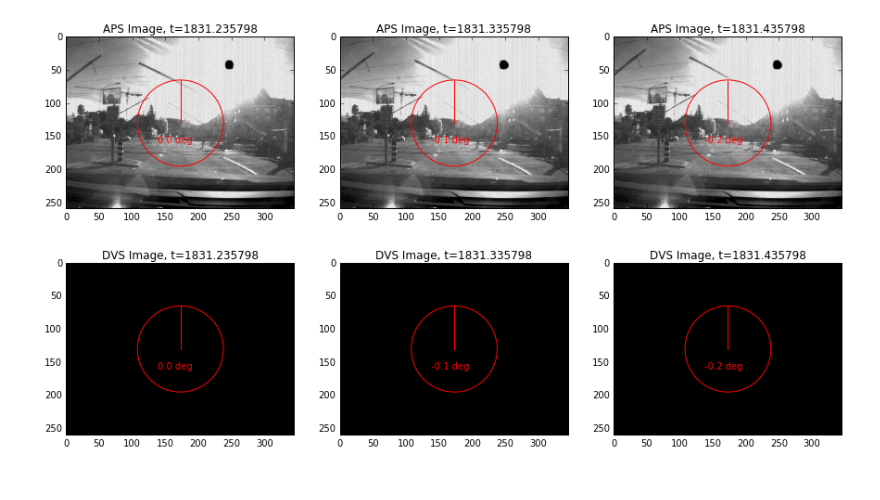
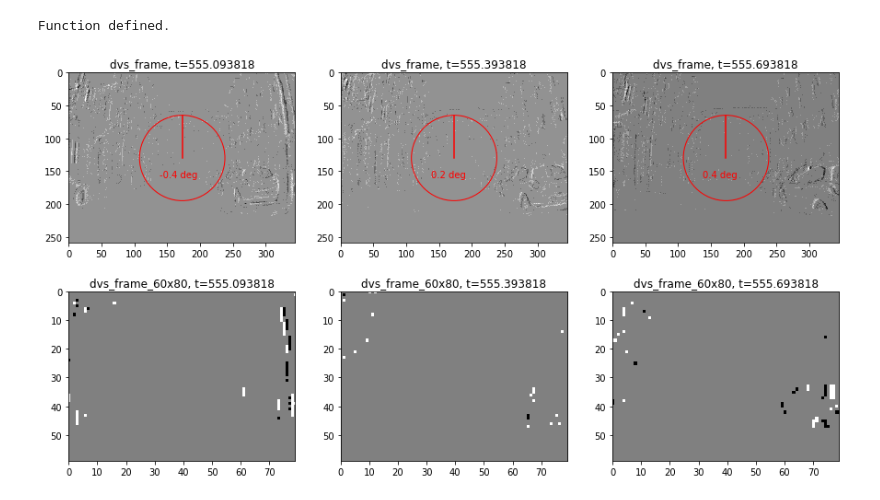
Before and after one commit to SensorsINI/ddd20-utils, a Jupyter notebook: Data Visualization.ipynb, the cells around one changed output. Saved outputs shown, nothing was run; the diff lists cells and outputs as text; code cells hidden in the pictures.

```diff
--- a/Data Visualization.ipynb
+++ b/Data Visualization.ipynb
@@ -36,29 +36,42 @@ Dataset contains:
+# %%
+def plot_steering_angle(angle):
+    a_rad = angle / 180. * np.pi + np.pi / 2
+    c, r = (173, 130), 65 #center, radius
+    t = (c[0] + int(np.cos(a_rad) * r), c[1] - int(np.sin(a_rad) * r))
+    plt.plot((c[0], t[0]), (c[1], t[1]), 'r')
+    plt.gca().add_artist(plt.Circle(c, r, edgecolor='r', facecolor='none'))
+    plt.text(c[0]-35, c[1]+30, '{:0.1f} deg'.format(angle), color='r')
+print('Function defined.')
+# %% [output]
+Function defined.
 # %%
 view_idx = 10
 num_frames = 3
+spacing = 30
 
-def plot_steering_angle(angle):
-    a_rad = angle / 180. * np.pi + np.pi / 2
-    c, r = (173, 130), 65 #center, radius
-    t = (c[0] + int(np.cos(a_rad) * r), c[1] - int(np.sin(a_rad) * r))
-    plt.plot((c[0], t[0]), (c[1], t[1]), 'r')
-    plt.gca().add_artist(plt.Circle(c, r, edgecolor='r', facecolor='none'))
-    plt.text(c[0]-35, c[1]+30, '{:0.1f} deg'.format(angle), color='r')
+filename = '/home/dneil/temp/datasets/rec1487839456_bin10ms.hdf5'
+dataset = h5py.File(filename, 'r')
+
+dataset_name = 'dvs_frame'
+dataset_name2 = 'dvs_frame_60x80'
 
 plt.figure(figsize=(5*num_frames,8))
 for idx in range(num_frames):
     plt.subplot(2, num_frames, idx+1)
-    plt.title('APS Image, t={}'.format(dataset['timestamp'][view_idx+idx]))
-    plt.imshow(dataset['aps_frame'][view_idx+idx], cmap='gray')
-    plot_steering_angle(dataset['steering_wheel_angle'][view_idx+idx])
-    plt.xlim([0, dataset['aps_frame'][view_idx+idx].shape[1]-1])
-    plt.ylim([dataset['aps_frame'][view_idx+idx].shape[0]-1, 0])
+    plt.title('{}, t={}'.format(dataset_name, dataset['timestamp'][view_idx+idx*spacing]))
+    plt.imshow(dataset[dataset_name][view_idx+idx*spacing], cmap='gray')
+    plot_steering_angle(dataset['steering_wheel_angle'][view_idx+idx*spacing])
+    plt.xlim([0, dataset[dataset_name][view_idx+idx*spacing].shape[1]-1])
+    plt.ylim([dataset[dataset_name][view_idx+idx*spacing].shape[0]-1, 0])
 
     plt.subplot(2, num_frames, num_frames+idx+1)
-    plt.title('DVS Image, t={}'.format(dataset['timestamp'][view_idx+idx]))
-    plt.imshow(dataset['dvs_frame'][view_idx+idx], cmap='gray')
-    plot_steering_angle(dataset['steering_wheel_angle'][view_idx+idx])
-    plt.xlim([0, dataset['dvs_frame'][view_idx+idx].shape[1]-1])
-    plt.ylim([dataset['dvs_frame'][view_idx+idx].shape[0]-1, 0])
+    plt.title('{}, t={}'.format(dataset_name2, dataset['timestamp'][view_idx+idx*spacing]))
+    plt.imshow(dataset[dataset_name2][view_idx+idx*spacing], cmap='gray')
+#    plot_steering_angle(dataset['steering_wheel_angle'][view_idx+idx])
+    plt.xlim([0, dataset[dataset_name2][view_idx+idx*spacing].shape[1]-1])
+    plt.ylim([dataset[dataset_name2][view_idx+idx*spacing].shape[0]-1, 0])
+
+dataset.close()
+plt.savefig('resize.png')
 # %% [output]
-[figure, old version]
+[figure, new version]
```
Also changed, not shown: parts of 6 cells of this notebook, 7 other files.
